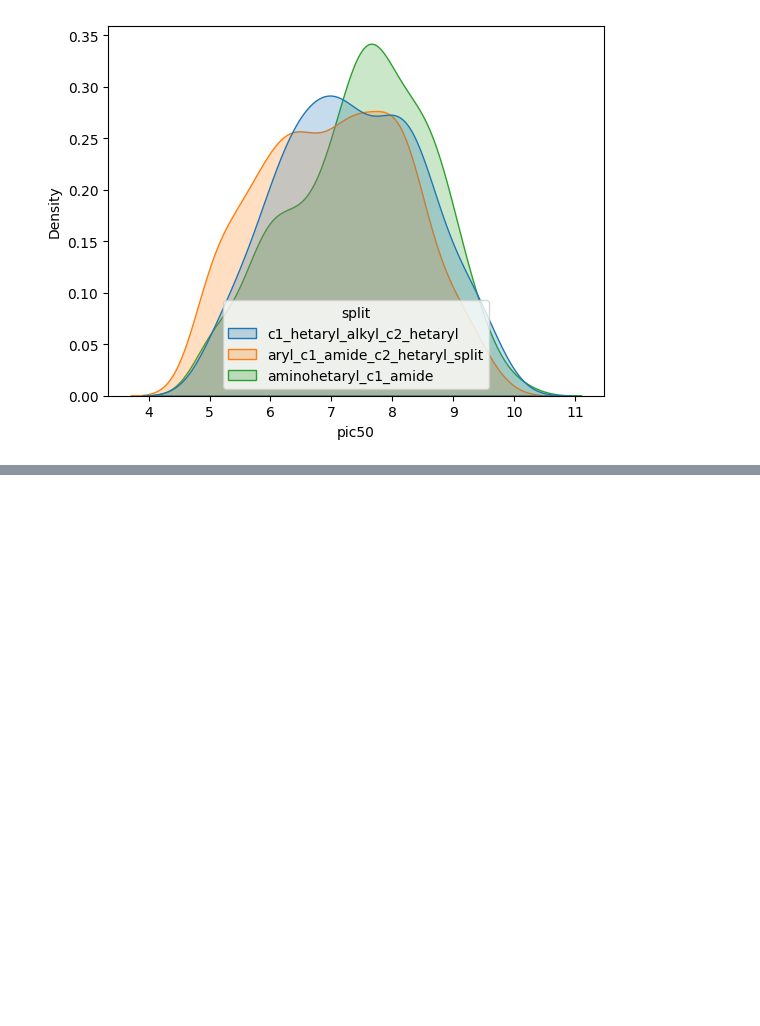
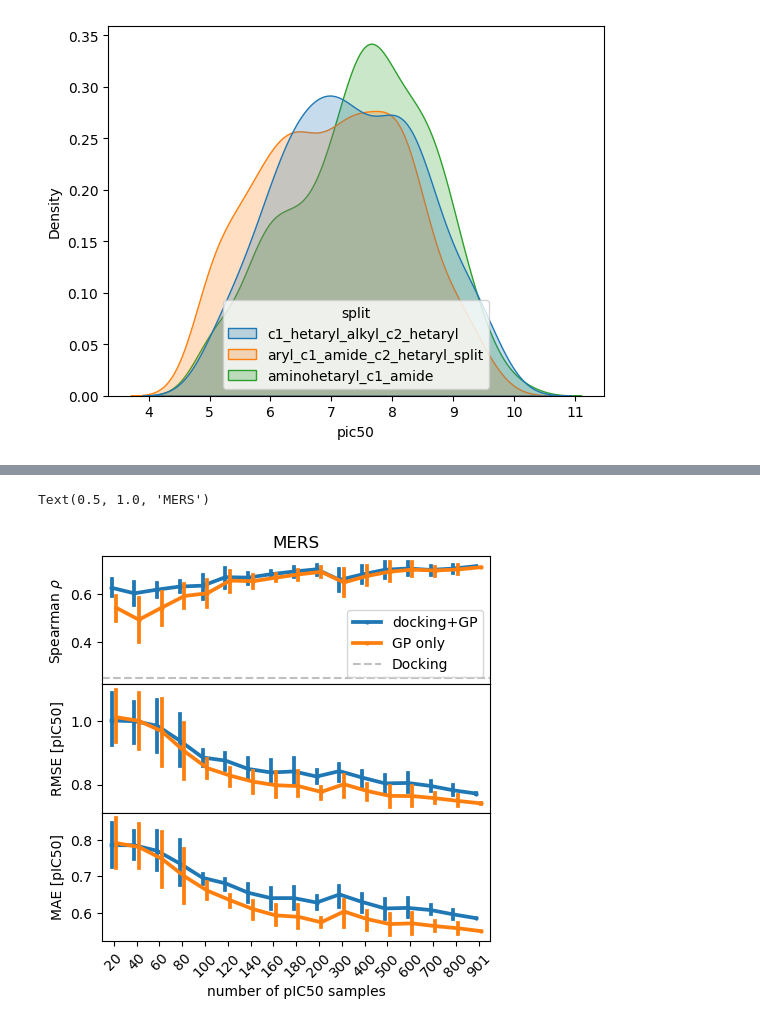
Before and after one commit to MobleyLab/active-learning-notebooks, a Jupyter notebook: DockingMLEnsemble.ipynb, the cells around one changed output, grey strips where cells are left out. Drawn from its saved outputs; the diff is of its cells as text; code cells hidden in the pictures; blank space fills up the shorter version.

```diff
--- a/DockingMLEnsemble.ipynb
+++ b/DockingMLEnsemble.ipynb
@@ -1034,0 +1123,27 @@ sns.kdeplot(df_plot, x="pic50", hue="split", common_norm=False, fill=True, palet
+# %%
+import matplotlib.pyplot as plt
+import seaborn as sns
+
+fig, ax = plt.subplots(3, 1, figsize=(5,5), sharex=True)
+
+for i,series in enumerate(["spearman", "rmse", "mae"]):
+    sns.pointplot(res_mers, x="train_size", y=series, hue="method", dodge=0.2, ax=ax[i], legend=(i==0), palette="tab10", markersize=1)
+
+spearman = spearmanr(pol_mers.pIC50_mers, -pol_mers.vina_mers)[0]
+ax[0].axhline(spearman, label="Docking", ls="--", color="gray", zorder=1, alpha=0.5)
+
+handles, labels = ax[0].get_legend_handles_labels()
+ax[0].legend(handles=handles, labels=labels)
+
+ax[2].set_xlabel(r'number of pIC50 samples')
+ax[0].set_ylabel(r'Spearman $\rho$')
+ax[1].set_ylabel(r'RMSE [pIC50]')
+ax[2].set_ylabel("MAE [pIC50]")
+
+plt.subplots_adjust(hspace=0)
+ax[2].tick_params(axis='x', labelrotation=45)
+ax[0].set_title("MERS")
+#fig.savefig("figs/train_polaris_mers.pdf", bbox_inches="tight")
+# %% [output]
+Text(0.5, 1.0, 'MERS')
+[figure, added]
```
Also changed, not shown: parts of 10 cells of this notebook.
